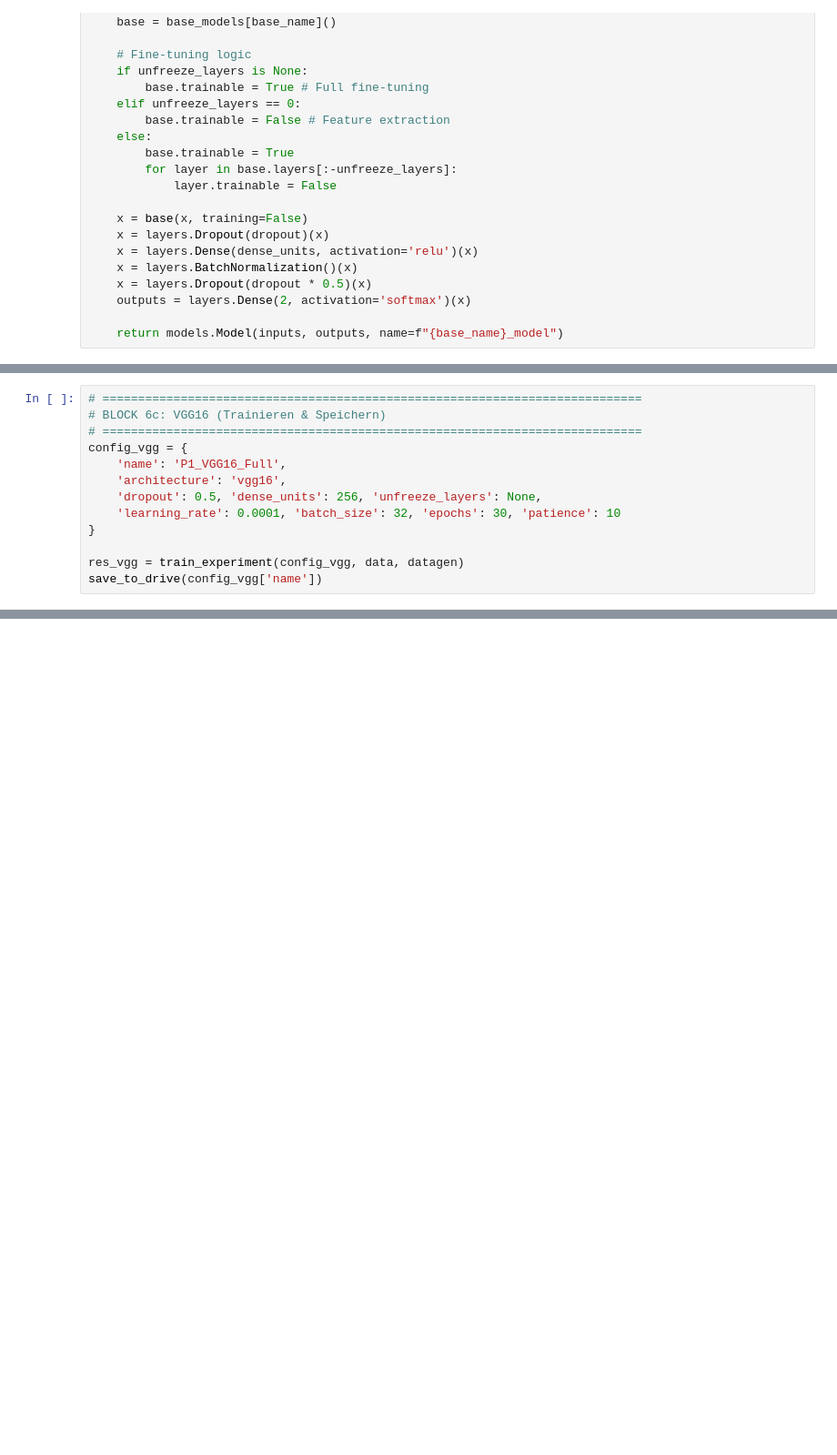
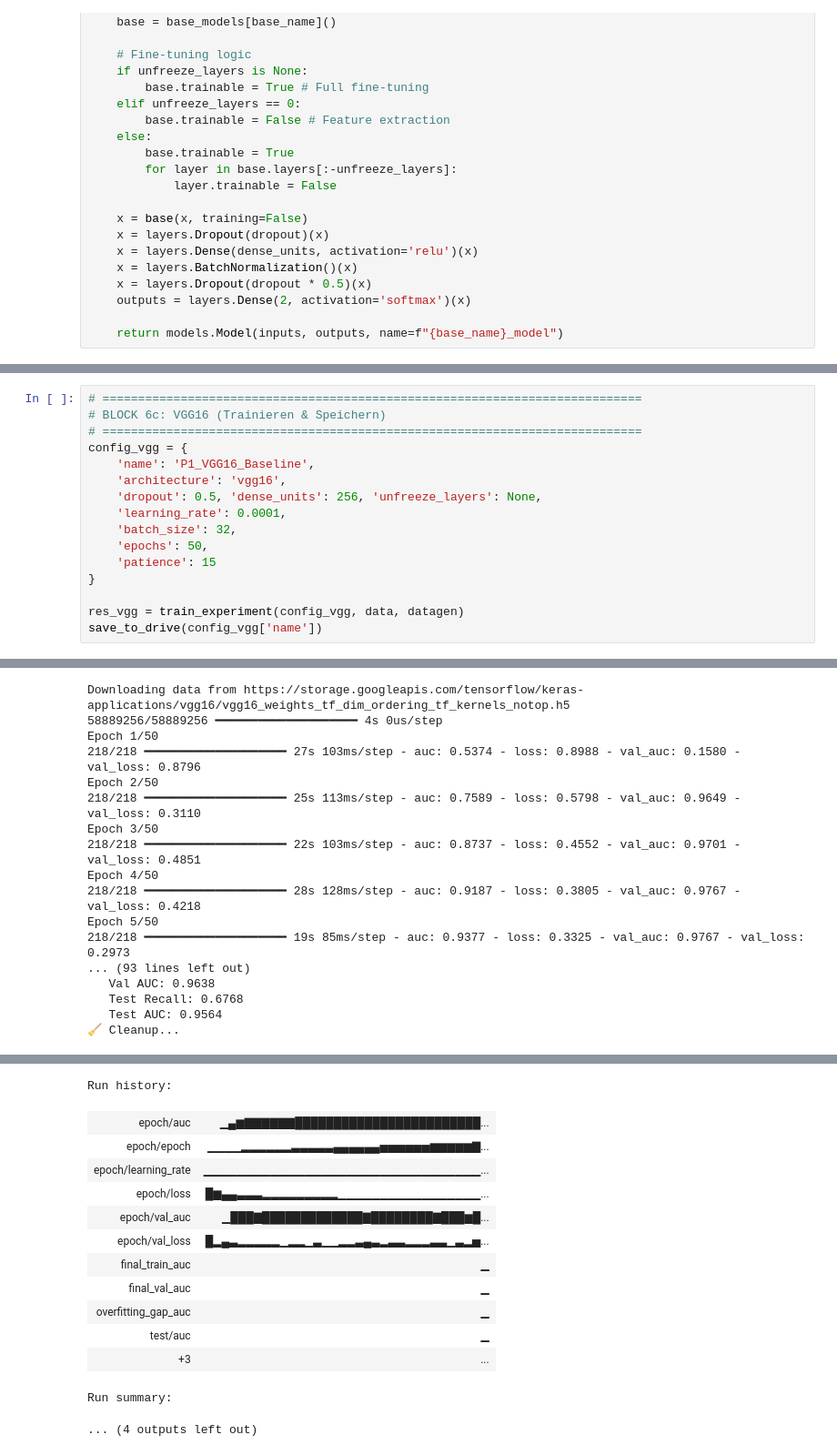
Before and after one commit to gez2code/dermamnist-hybrid-study, a Jupyter notebook: Binary_Classification_DermaMNIST.ipynb, the cells around one changed output, grey strips where cells are left out. Shown at 91% size. Saved outputs shown, nothing was run; the diff lists cells and outputs as text; blank space fills up the shorter version.

```diff
--- a/Binary_Classification_DermaMNIST.ipynb
+++ b/Binary_Classification_DermaMNIST.ipynb
@@ -452,11 +501,15 @@ save_to_drive(config_resnet['name'])
 # BLOCK 6c: VGG16 (Trainieren & Speichern)
 # ============================================================================
 config_vgg = {
-    'name': 'P1_VGG16_Full',
+    'name': 'P1_VGG16_Baseline',
     'architecture': 'vgg16',
     'dropout': 0.5, 'dense_units': 256, 'unfreeze_layers': None,
-    'learning_rate': 0.0001, 'batch_size': 32, 'epochs': 30, 'patience': 10
+    'learning_rate': 0.0001,
+    'batch_size': 32,
+    'epochs': 50,
+    'patience': 15
 }
 
 res_vgg = train_experiment(config_vgg, data, datagen)
 save_to_drive(config_vgg['name'])
+# %% [output]
@@ -462,0 +525,17 @@ save_to_drive(config_vgg['name'])
+Downloading data from https://storage.googleapis.com/tensorflow/keras-applications/vgg16/vgg16_weights_tf_dim_ordering_tf_kernels_notop.h5
+58889256/58889256 ━━━━━━━━━━━━━━━━━━━━ 4s 0us/step
+Epoch 1/50
+218/218 ━━━━━━━━━━━━━━━━━━━━ 27s 103ms/step - auc: 0.5374 - loss: 0.8988 - val_auc: 0.1580 - val_loss: 0.8796
+Epoch 2/50
+218/218 ━━━━━━━━━━━━━━━━━━━━ 25s 113ms/step - auc: 0.7589 - loss: 0.5798 - val_auc: 0.9649 - val_loss: 0.3110
+Epoch 3/50
+218/218 ━━━━━━━━━━━━━━━━━━━━ 22s 103ms/step - auc: 0.8737 - loss: 0.4552 - val_auc: 0.9701 - val_loss: 0.4851
+Epoch 4/50
+218/218 ━━━━━━━━━━━━━━━━━━━━ 28s 128ms/step - auc: 0.9187 - loss: 0.3805 - val_auc: 0.9767 - val_loss: 0.4218
+Epoch 5/50
+218/218 ━━━━━━━━━━━━━━━━━━━━ 19s 85ms/step - auc: 0.9377 - loss: 0.3325 - val_auc: 0.9767 - val_loss: 0.2973
+... (93 lines left out)
+   Val AUC: 0.9638
+   Test Recall: 0.6768
+   Test AUC: 0.9564
+🧹 Cleanup...
@@ -463,3 +543,17 @@ save_to_drive(config_vgg['name'])
+Run history:
+| epoch/auc | ▁▄▆▇▇▇▇▇▇████████████████████████... |
+| epoch/epoch | ▁▁▁▁▂▂▂▂▂▂▃▃▃▃▃▄▄▄▄▄▄▅▅▅▅▅▅▆▆▆▆▆▇... |
+| epoch/learning_rate | ▁▁▁▁▁▁▁▁▁▁▁▁▁▁▁▁▁▁▁▁▁▁▁▁▁▁▁▁▁▁▁▁▁... |
+| epoch/loss | █▆▄▄▃▃▃▂▂▂▂▂▂▂▂▂▁▁▁▁▁▁▁▁▁▁▁▁▁▁▁▁▁... |
+| epoch/val_auc | ▁███▇█████████████▇████████▇███▆█... |
+| epoch/val_loss | █▂▄▃▂▂▂▂▂▁▂▂▁▃▁▁▂▂▃▄▃▂▃▃▂▂▂▃▃▁▃▂▅... |
+| final_train_auc | ▁ |
+| final_val_auc | ▁ |
+| overfitting_gap_auc | ▁ |
+| test/auc | ▁ |
+| +3 | ... |
+Run summary:
+... (4 outputs left out)
 # %%
 # ============================================================================
 # BLOCK 6d: EfficientNet (Trainieren & Speichern)
```
Also changed, not shown: parts of 13 cells of this notebook.
